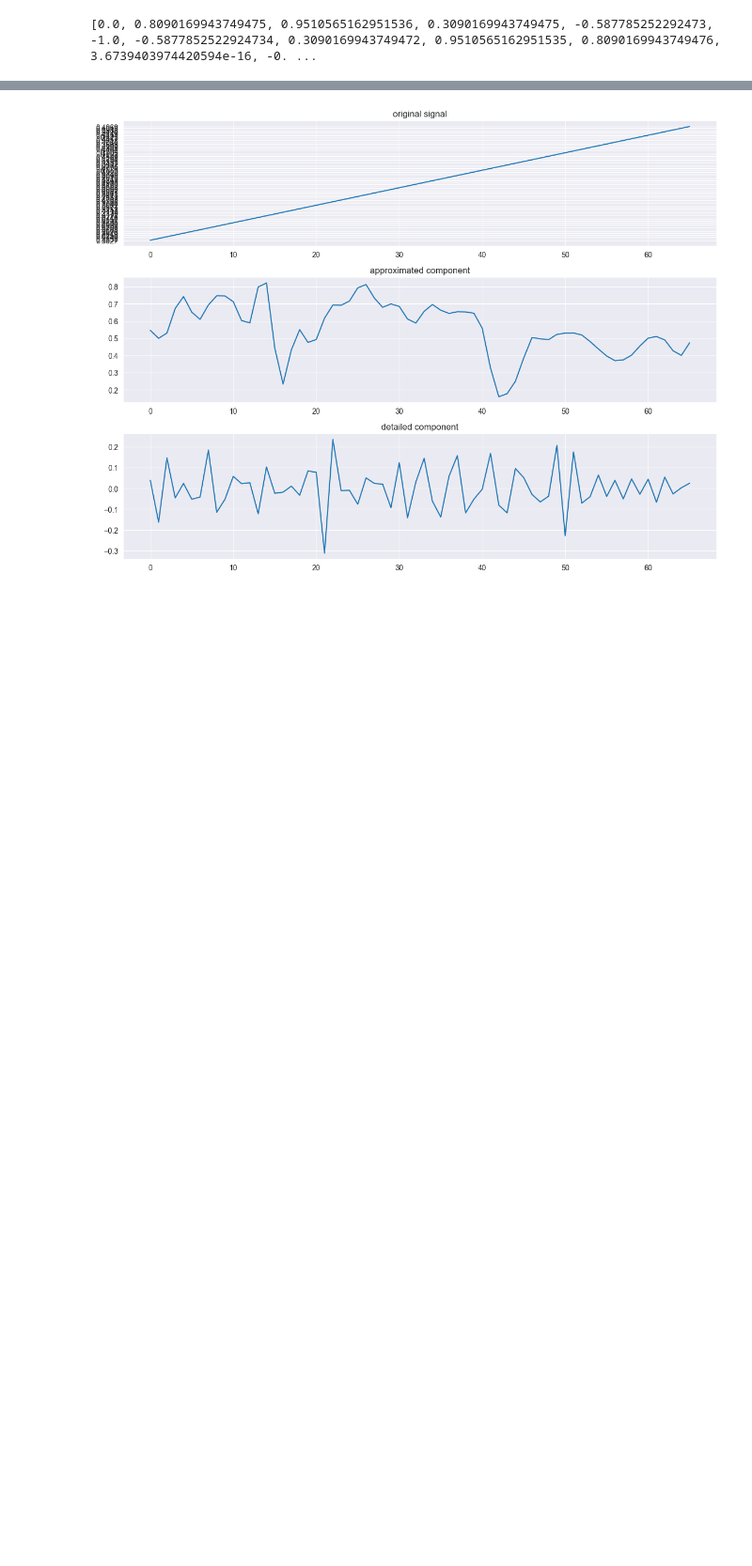
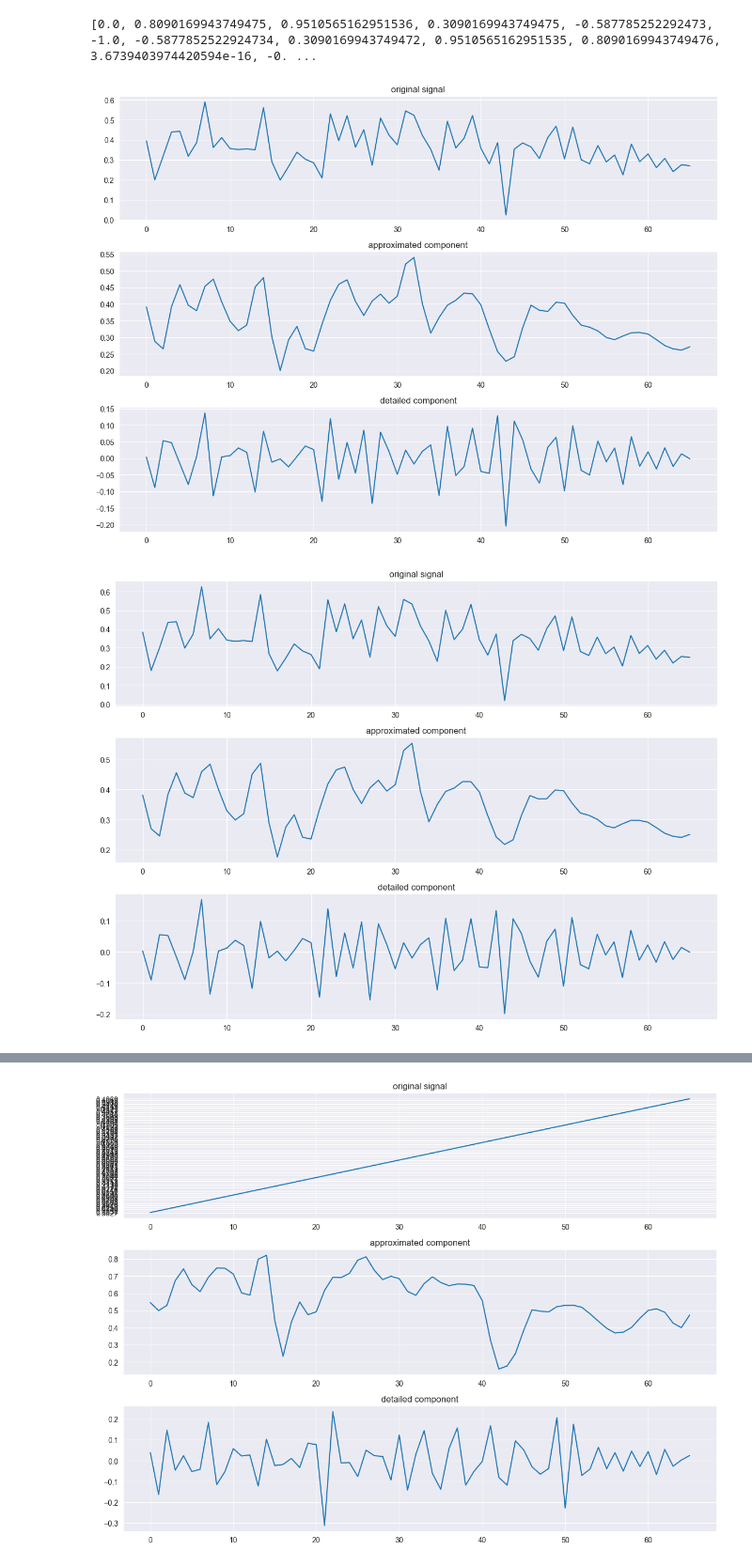
Before and after one commit to AnleHrc/MultiplyUseForMLD, a Jupyter notebook: PaperRelative/WT/DiscreteWaveletTransform.ipynb, the cells around one changed output, grey strips where cells are left out. Shown at 94% size. Cells and saved outputs as stored; diff of their text form; code cells hidden in the pictures; blank space fills up the shorter version.

```diff
--- a/PaperRelative/WT/DiscreteWaveletTransform.ipynb
+++ b/PaperRelative/WT/DiscreteWaveletTransform.ipynb
@@ -46,0 +43,12 @@ print(data_array)
+# %%
+import numpy as np
+import pandas as pd
+
+# 将数据转为二维数组
+data_array = np.array(data)
+
+# 对二维数组进行转置
+transposed_array = data_array.transpose()
+
+# 输出转置后的数组
+print(transposed_array)
@@ -57,0 +89,37 @@ y = aa
+# %%
+all_data = []
+wavename = 'db5'
+for i in range(len(transposed_array)):
+    cA, cD = pywt.dwt(transposed_array[i], wavename)
+    ya = pywt.idwt(cA, None, wavename, 'smooth')  # approximated component
+    yd = pywt.idwt(None, cD, wavename, 'smooth')  # detailed component
+    x = range(len(transposed_array[i]))
+    plt.figure(figsize=(12, 9))
+    plt.subplot(311)
+    plt.plot(x, transposed_array[i])
+    plt.title('original signal')
+    plt.subplot(312)
+    plt.plot(x, ya)
+    plt.title('approximated component')
+    plt.subplot(313)
+    plt.plot(x, yd)
+    plt.title('detailed component')
+    plt.tight_layout()
+    plt.show()
+    # 假设你已经定义了 wavename、data_array、cA 和 cD 变量
+
+    # 将每个数组组合为一个 DataFrame
+    df = pd.DataFrame({
+        'original_signal': transposed_array[i],
+        'approximated_component': ya,
+        'detailed_component': yd
+    })
+     # 将 DataFrame 添加到 all_data 列表
+    all_data.append(df)
+# 将所有数据合并为一个 DataFrame
+merged_df = pd.concat(all_data, axis=1)
+# 将 DataFrame 保存到 Excel 文件中
+merged_df.to_excel('output.xlsx', index=False)
+# %% [output]
+[figure, added]
+[figure, added]
```
Also changed, not shown: parts of 6 cells of this notebook, 1 other file.
